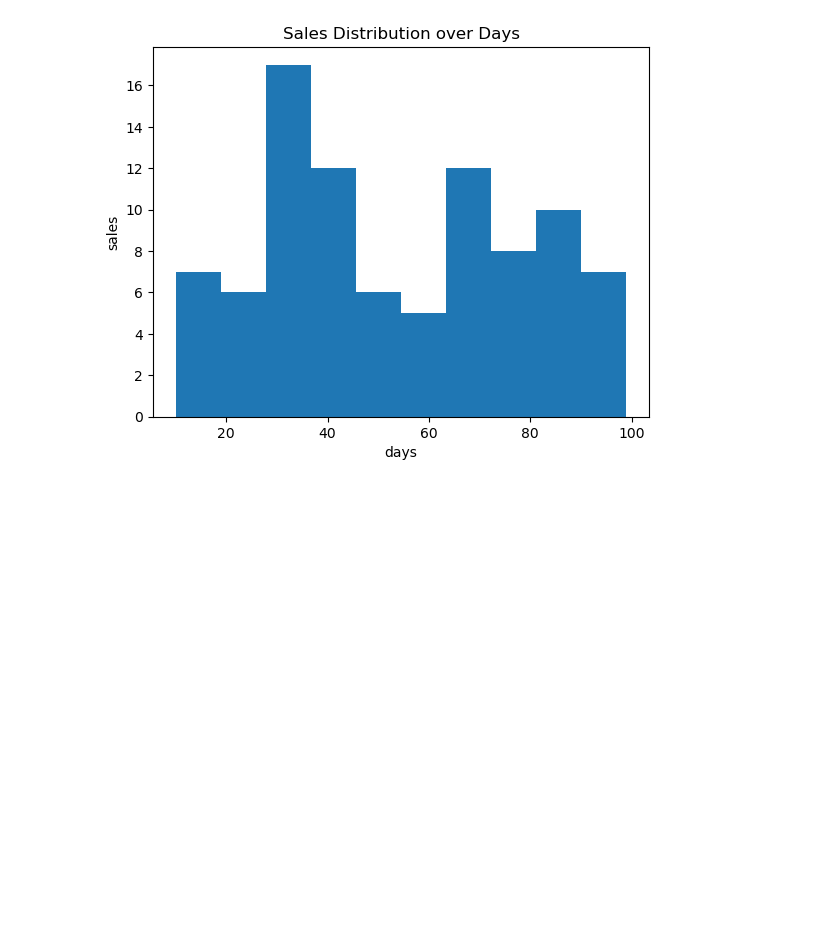
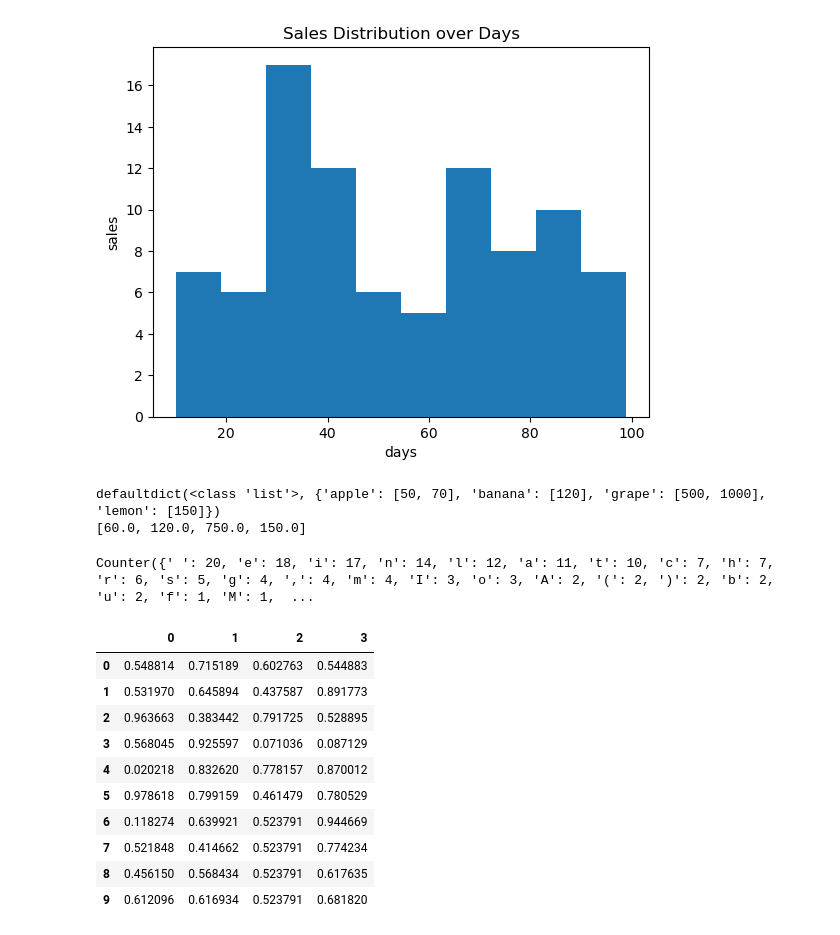
Before and after one commit to ahiru3test/aidemy, a Jupyter notebook: aidemy.ipynb, the cells around one changed output. Cells and saved outputs as stored; diff of their text form; code cells hidden in the pictures; blank space fills up the shorter version.

```diff
--- a/aidemy.ipynb
+++ b/aidemy.ipynb
@@ -351,3 +351,67 @@ plt.hist(data)
 plt.show()
 # %% [output]
 [figure]
+# %%
+from collections import defaultdict
+
+# まとめたいデータ price...(名前, 値段)
+price = [
+    ("apple", 50),
+    ("banana", 120),
+    ("grape", 500),
+    ("apple", 70),
+    ("lemon", 150),
+    ("grape", 1000)
+]
+# defaultdict を定義して下さい
+d = defaultdict(list)
+
+# 説明文の例と同様にvalue の要素に値段を追加して下さい
+[d[k].append(v) for k, v in price]
+
+# 各value の平均値を計算し、配列にして出力して下さい
+ret = [sum(v) / len(v) for v in d.values()]
+print(ret)
+# %% [output]
+defaultdict(<class 'list'>, {'apple': [50, 70], 'banana': [120], 'grape': [500, 1000], 'lemon': [150]})
+[60.0, 120.0, 750.0, 150.0]
+# %%
+from collections import Counter
+
+# 文字列 description
+description = \
+"Artificial intelligence (AI, also machine intelligence, MI) is " + \
+"intelligence exhibited by machines, rather than " + \
+"humans or other animals (natural intelligence, NI)."
+
+# Counterを定義して下さい
+d = Counter([c for c in description])
+print(d)
+
+# ソートし、上位10要素を出力して下さい
+# %% [output]
+Counter({' ': 20, 'e': 18, 'i': 17, 'n': 14, 'l': 12, 'a': 11, 't': 10, 'c': 7, 'h': 7, 'r': 6, 's': 5, 'g': 4, ',': 4, 'm': 4, 'I': 3, 'o': 3, 'A': 2, '(': 2, ')': 2, 'b': 2, 'u': 2, 'f': 1, 'M': 1,  ...
+# %%
+import numpy as np
+from numpy import nan as NA
+import pandas as pd
+np.random.seed(0)
+
+sample_data_frame = pd.DataFrame(np.random.rand(10, 4))
+
+sample_data_frame.iloc[1, 0] = NA
+sample_data_frame.iloc[6:, 2] = NA
+# ここに解答を記述してください
+sample_data_frame.fillna(sample_data_frame.mean())
+# %% [output]
+|  | 0 | 1 | 2 | 3 |
+| 0 | 0.548814 | 0.715189 | 0.602763 | 0.544883 |
+| 1 | 0.531970 | 0.645894 | 0.437587 | 0.891773 |
+| 2 | 0.963663 | 0.383442 | 0.791725 | 0.528895 |
+| 3 | 0.568045 | 0.925597 | 0.071036 | 0.087129 |
+| 4 | 0.020218 | 0.832620 | 0.778157 | 0.870012 |
+| 5 | 0.978618 | 0.799159 | 0.461479 | 0.780529 |
+| 6 | 0.118274 | 0.639921 | 0.523791 | 0.944669 |
+| 7 | 0.521848 | 0.414662 | 0.523791 | 0.774234 |
+| 8 | 0.456150 | 0.568434 | 0.523791 | 0.617635 |
+| 9 | 0.612096 | 0.616934 | 0.523791 | 0.681820 |
```
Also changed, not shown: parts of 5 cells of this notebook, 1 other file.
